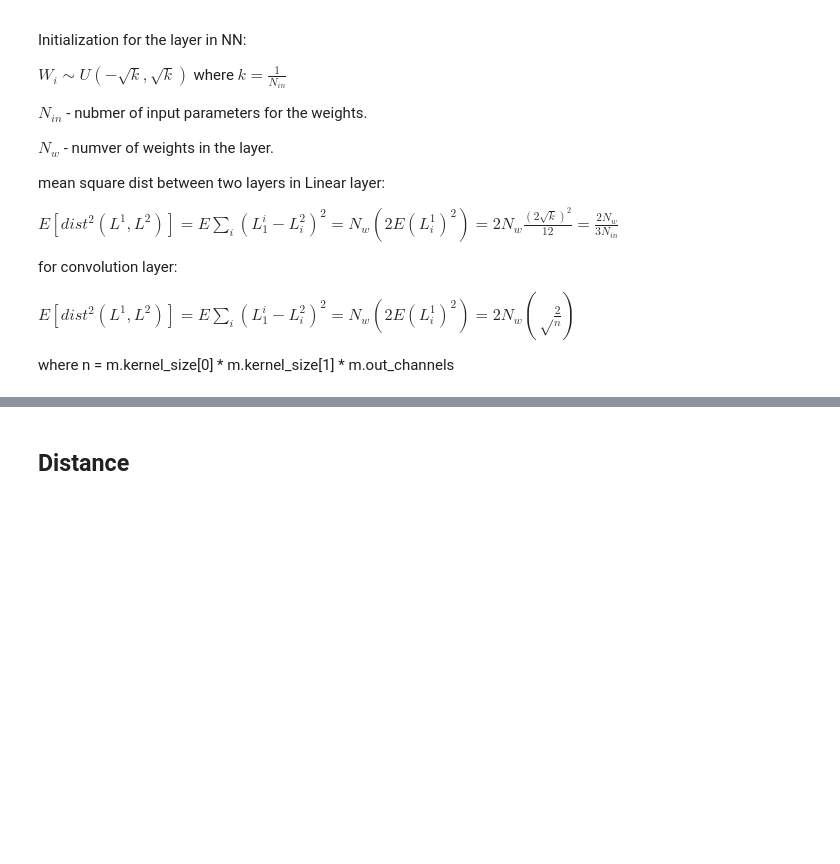
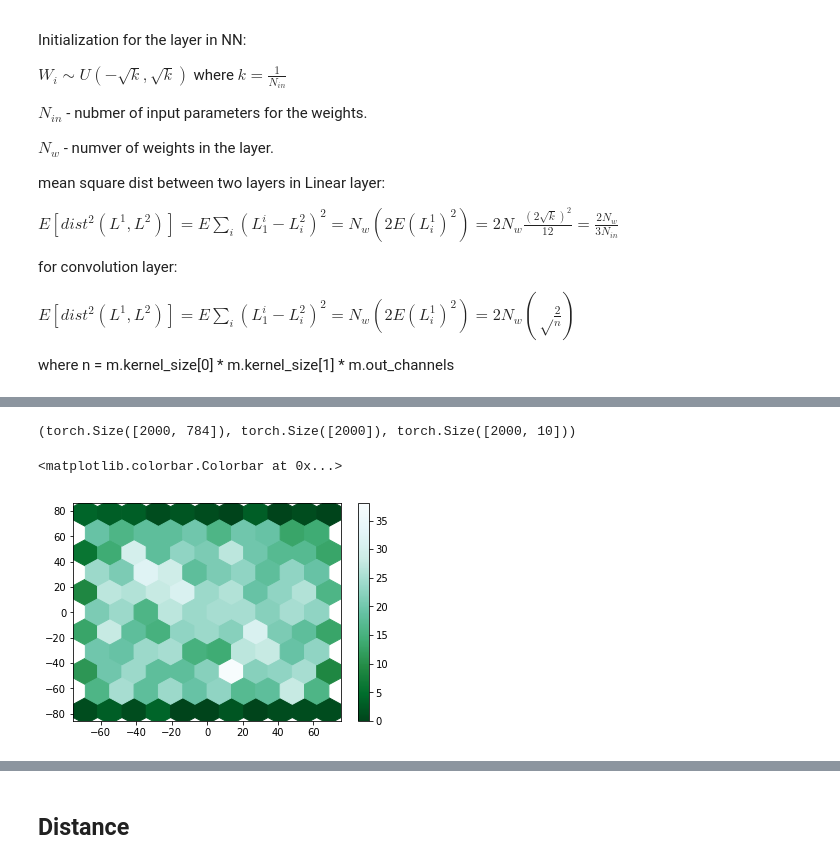
Before and after one commit to avecplezir/dnn-mode-connectivity, a Jupyter notebook: compute_statistic.ipynb, the cells around one changed output, grey strips where cells are left out. Drawn from its saved outputs; the diff is of its cells as text; code cells hidden in the pictures; blank space fills up the shorter version.

```diff
--- a/compute_statistic.ipynb
+++ b/compute_statistic.ipynb
@@ -99,0 +155,21 @@ Distance 124.7023644022037
+# %%
+ind = 1
+T = True
+
+while ind<22:
+
+    ckpt = 'curves_mnist/LinearOneLayer/curve'+str(2+ind)+'/checkpoint-12.pt'
+    checkpoint = torch.load(ckpt)
+    m.load_state_dict(checkpoint['model_state'])
+
+    for parameter, p in zip(model4.parameters(), m.parameters()):
+        if ind == 1:
+            parameter.data.copy_((p))
+        else:
+            parameter.data.copy_((parameter+p))
+
+    ind+=1
+
+print('ind', ind)
+for parameter in model4.parameters():
+    parameter.data.copy_(parameter/ind)
@@ -99,0 +178,4 @@ Distance 124.7023644022037
+# %%
+for i, (parameter, p1, p2, mu) in enumerate(zip(model_Arc.parameters(), model1.parameters(), model2.parameters(), model4.parameters())):
+    if i!=3:
+        parameter.data.copy_(mu + (1/np.sqrt(2))*(p1-mu)+(1/np.sqrt(2))*(p2-mu))
@@ -99,0 +287,16 @@ Distance 124.7023644022037
+# %%
+list(model1.parameters())[0].shape, list(model1.parameters())[1].shape, list(model1.parameters())[2].transpose(0,1).shape
+# %% [output]
+(torch.Size([2000, 784]), torch.Size([2000]), torch.Size([2000, 10]))
+# %%
+def samples(model):
+    p1 = list(model.parameters())[0].data.numpy()
+    p2 = list(model.parameters())[1].data.numpy()
+    p3 = list(model.parameters())[2].transpose(0,1).data.numpy()
+#     print(p1.shape, p2.shape, p3.shape)
+    samples = np.hstack([p1, p2[:, None], p3])
+
+    return samples
+# %%
+S1 = 2000*samples(model1)
+S2 = 2000*samples(model2)
@@ -99,0 +308,6 @@ Distance 124.7023644022037
+# %%
+plt.hexbin(S1[:, 0], S1[:, 70], gridsize=10, cmap=plt.cm.BuGn_r)
+plt.colorbar()
+# %% [output]
+<matplotlib.colorbar.Colorbar at 0x...>
+[figure, added]
```
Also changed, not shown: parts of 84 cells of this notebook, 18 other files.
